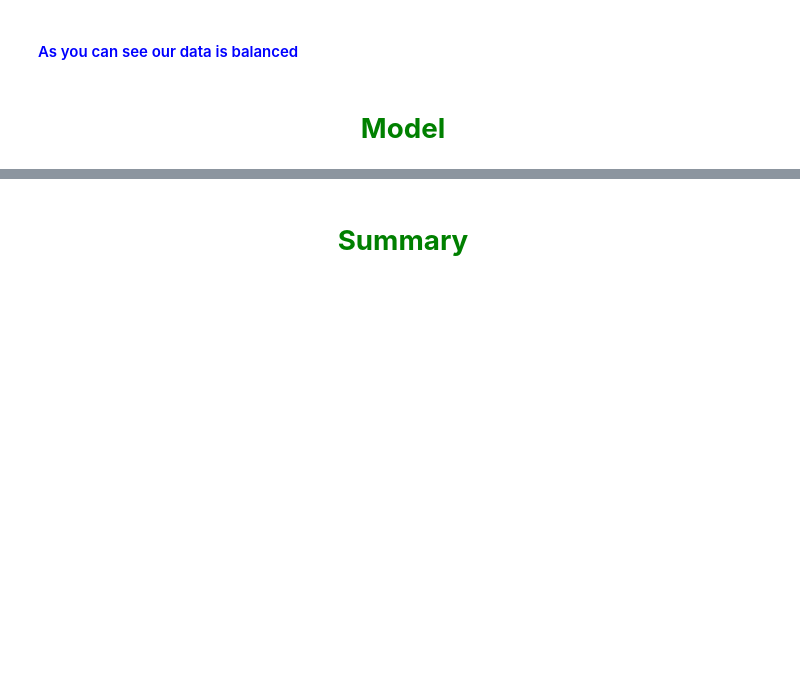
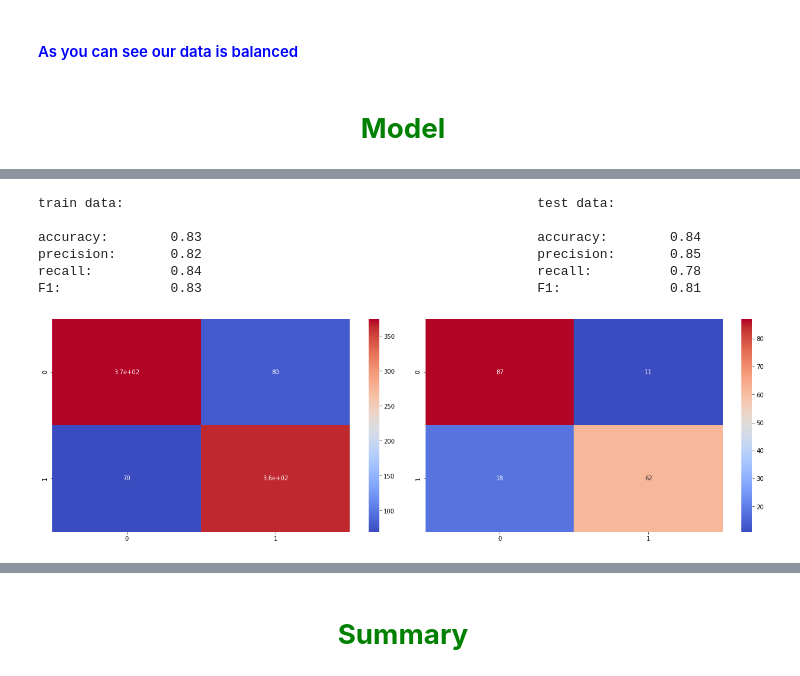
Before and after one commit to RRaphaell/kaggle_titanic, a Jupyter notebook: titanic_survival_prediction.ipynb, the cells around one changed output, grey strips where cells are left out. Saved outputs shown, nothing was run; the diff lists cells and outputs as text; code cells hidden in the pictures; blank space fills up the shorter version.

```diff
--- a/titanic_survival_prediction.ipynb
+++ b/titanic_survival_prediction.ipynb
@@ -339,0 +354,7 @@ y_train = y_train_s
+# %%
+logreg = LogisticRegression()
+
+logreg.fit(X_train, y_train)
+
+predict_val = logreg.predict(X_val)
+predict_train = logreg.predict(X_train)
@@ -339,0 +369,10 @@ y_train = y_train_s
+# %%
+classification_metrics(predict_train, y_train, predict_val, y_val, heatmap=True)
+# %% [output]
+train data:                                                     test data:
+
+accuracy:        0.83                                           accuracy:        0.84
+precision:       0.82                                           precision:       0.85
+recall:          0.84                                           recall:          0.78
+F1:              0.83                                           F1:              0.81
+[figure, added]
```
Also changed, not shown: parts of 18 cells of this notebook.
